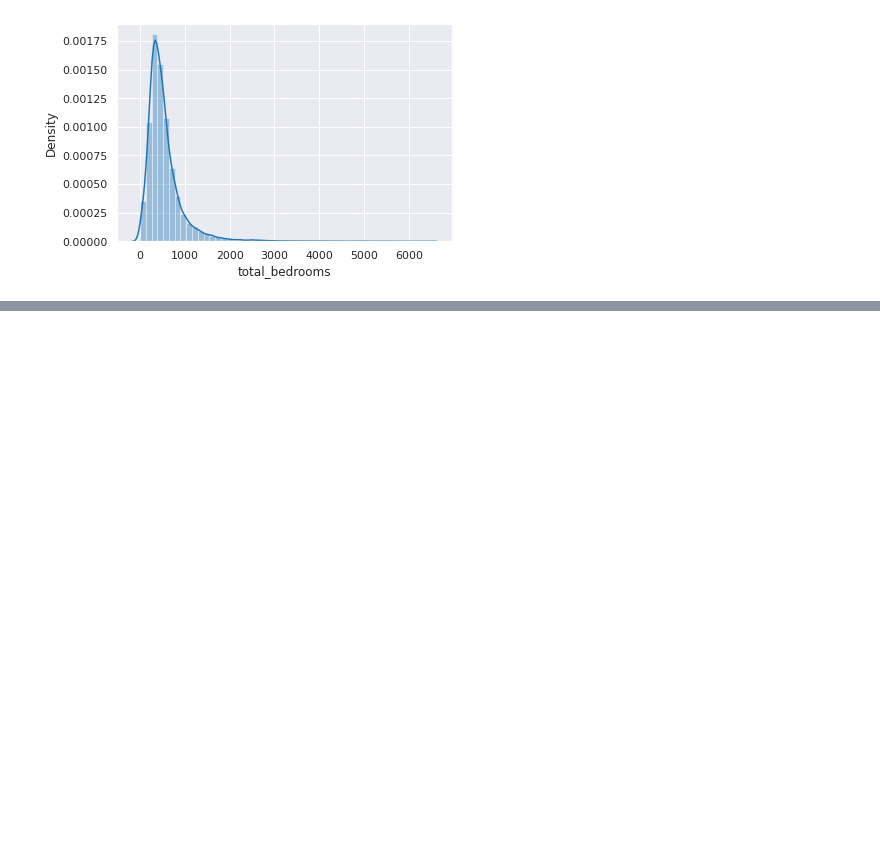
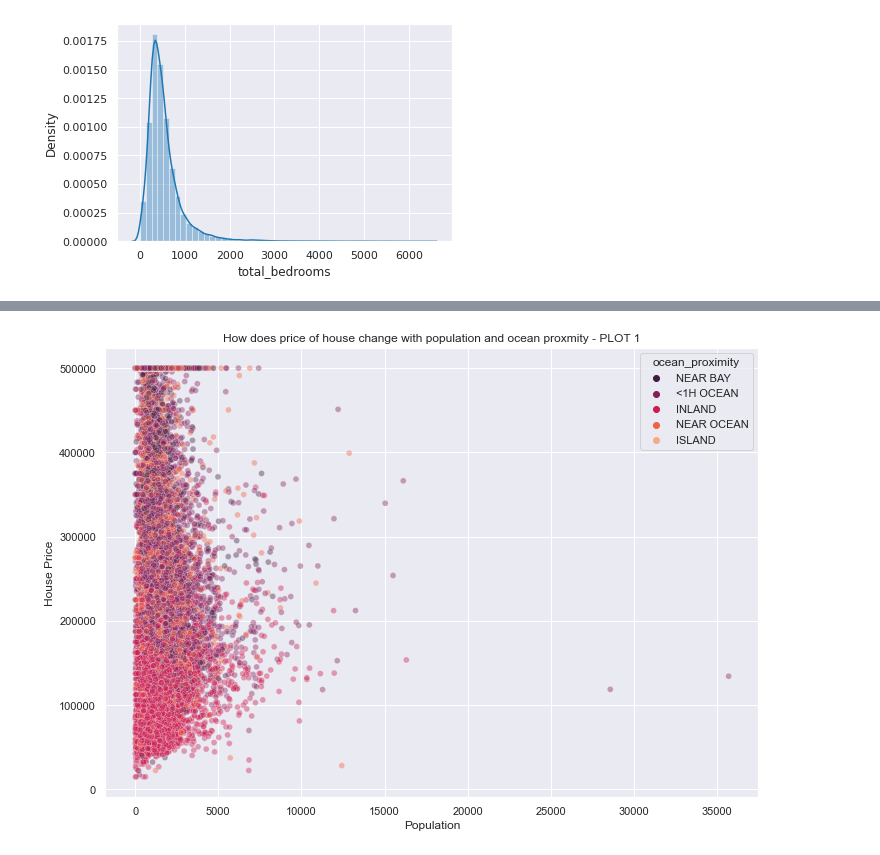
Before and after one commit to Abdulmalik-rebdi/California-housing, a Jupyter notebook: src/EDA.ipynb, the cells around one changed output, grey strips where cells are left out. Saved outputs shown, nothing was run; the diff lists cells and outputs as text; code cells hidden in the pictures; blank space fills up the shorter version.

```diff
--- a/src/EDA.ipynb
+++ b/src/EDA.ipynb
@@ -92,0 +137,14 @@ sns.distplot(df['total_bedrooms'])
+# %%
+# The relation between the Ocean Proximity and Population - PLOT 1
+sns.set(rc={'figure.figsize':(11.7,8.27)})
+
+# Plot
+sns.scatterplot(data=df, x="population", y="median_house_value", hue="ocean_proximity", palette="rocket", alpha=0.4).set(
+    title = "How does price of house change with population and ocean proxmity - PLOT 1",
+    xlabel = "Population",
+    ylabel = "House Price"
+)
+# Show
+plt.show()
+# %% [output]
+[figure, added]
```
Also changed, not shown: parts of 14 cells of this notebook.
